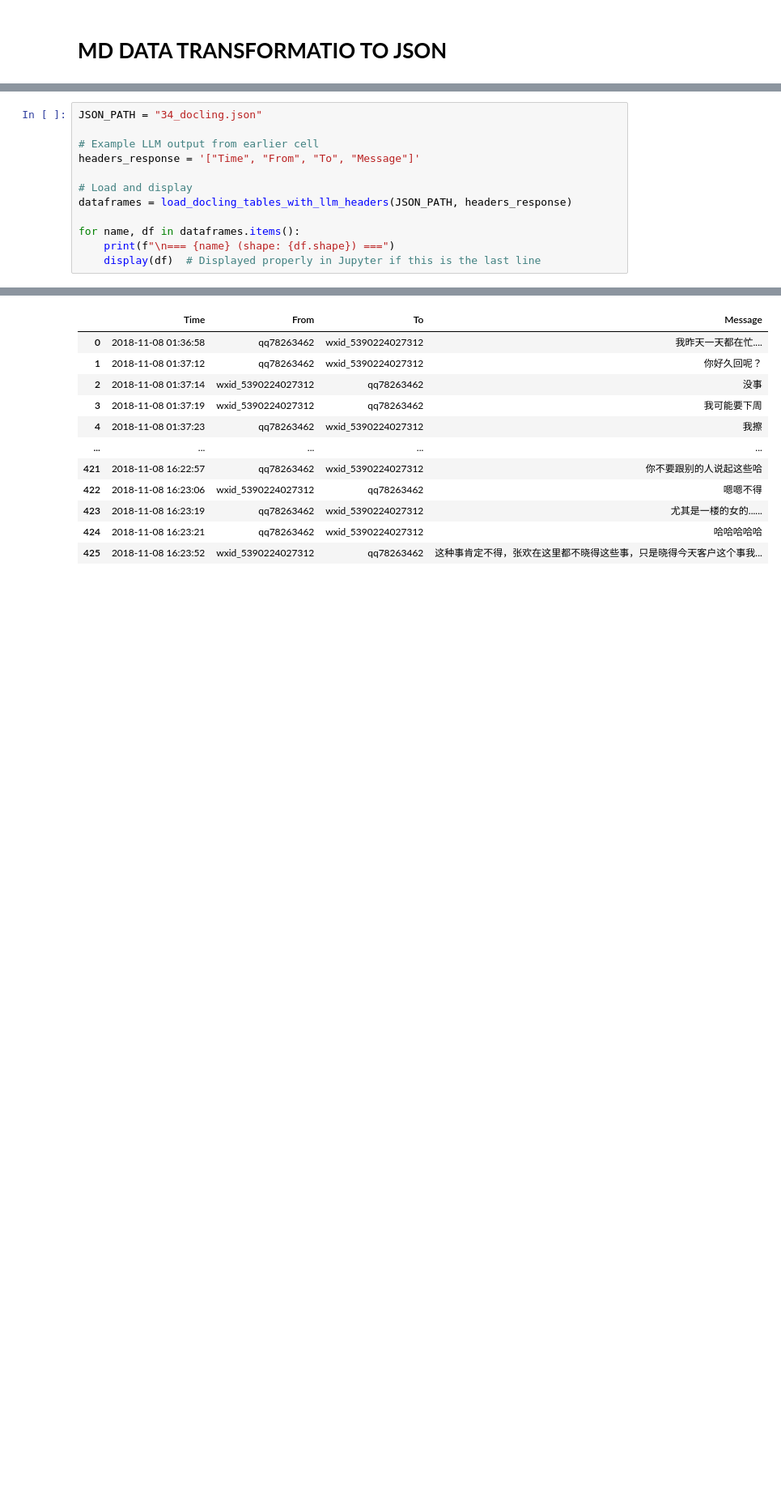
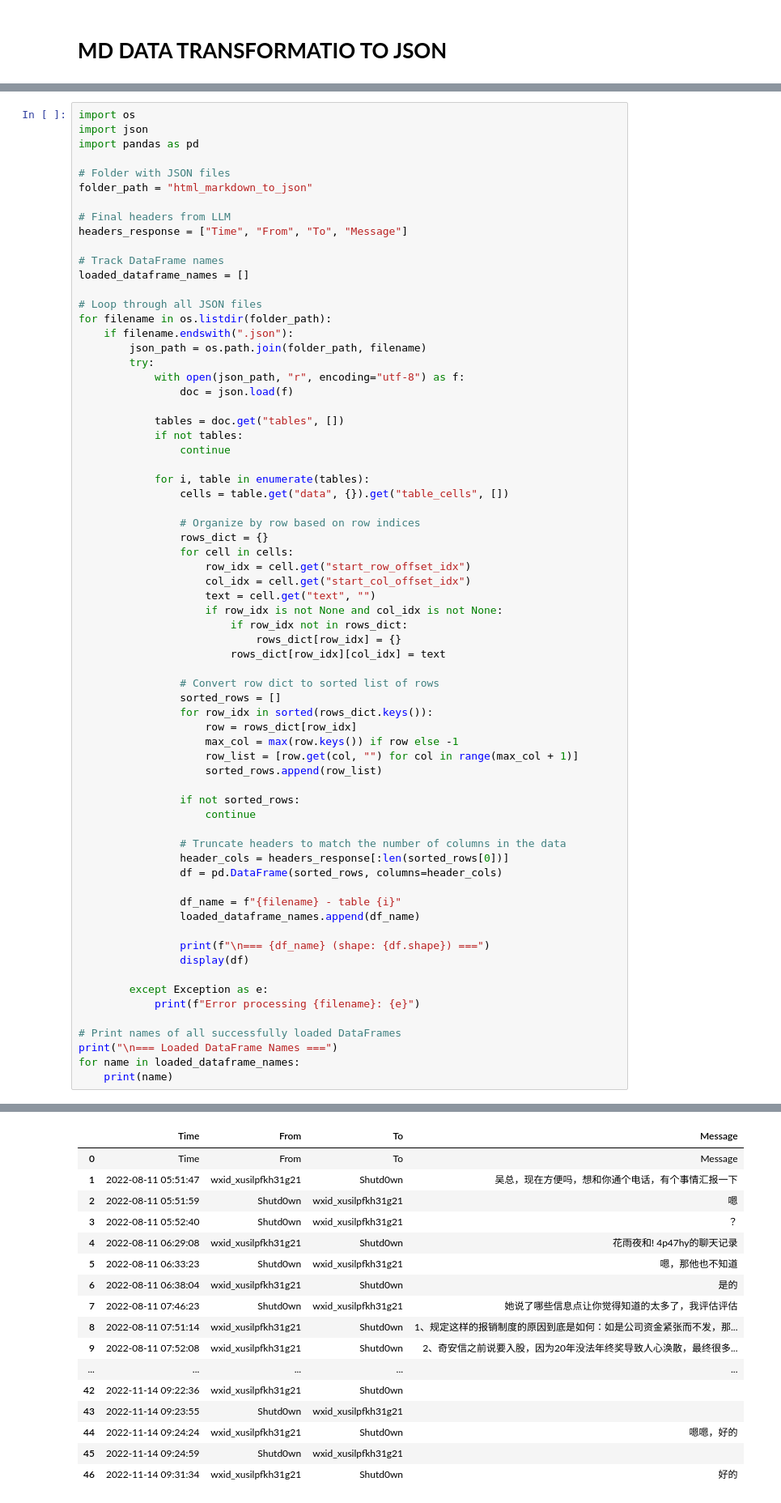
Before and after one commit to alexCondu/AI-Soon, a Jupyter notebook: main.ipynb, the cells around one changed output, grey strips where cells are left out. Shown: that part at 81% size. Saved outputs shown, nothing was run; the diff lists cells and outputs as text; blank space fills up the shorter version.

```diff
--- a/main.ipynb
+++ b/main.ipynb
@@ -265,13 +250,69 @@ def load_docling_tables_with_llm_headers(json_path: str, headers_response: str)
 # %%
-JSON_PATH = "34_docling.json"
+import os
+import json
+import pandas as pd
 
-# Example LLM output from earlier cell
-headers_response = '["Time", "From", "To", "Message"]'
+# Folder with JSON files
+folder_path = "html_markdown_to_json"
 
-# Load and display
-dataframes = load_docling_tables_with_llm_headers(JSON_PATH, headers_response)
+# Final headers from LLM
+headers_response = ["Time", "From", "To", "Message"]
 
-for name, df in dataframes.items():
-    print(f"\n=== {name} (shape: {df.shape}) ===")
-    display(df)  # Displayed properly in Jupyter if this is the last line
+# Track DataFrame names
+loaded_dataframe_names = []
+
+# Loop through all JSON files
+for filename in os.listdir(folder_path):
+    if filename.endswith(".json"):
+        json_path = os.path.join(folder_path, filename)
+        try:
+            with open(json_path, "r", encoding="utf-8") as f:
+                doc = json.load(f)
+
+            tables = doc.get("tables", [])
+            if not tables:
+                continue
+
+            for i, table in enumerate(tables):
+                cells = table.get("data", {}).get("table_cells", [])
+
+                # Organize by row based on row indices
+                rows_dict = {}
+                for cell in cells:
+                    row_idx = cell.get("start_row_offset_idx")
+                    col_idx = cell.get("start_col_offset_idx")
+                    text = cell.get("text", "")
+                    if row_idx is not None and col_idx is not None:
+                        if row_idx not in rows_dict:
+                            rows_dict[row_idx] = {}
+                        rows_dict[row_idx][col_idx] = text
+
+                # Convert row dict to sorted list of rows
+                sorted_rows = []
+                for row_idx in sorted(rows_dict.keys()):
+                    row = rows_dict[row_idx]
+                    max_col = max(row.keys()) if row else -1
+                    row_list = [row.get(col, "") for col in range(max_col + 1)]
+                    sorted_rows.append(row_list)
+
+                if not sorted_rows:
+                    continue
+
+                # Truncate headers to match the number of columns in the data
+                header_cols = headers_response[:len(sorted_rows[0])]
+                df = pd.DataFrame(sorted_rows, columns=header_cols)
+
+                df_name = f"{filename} - table {i}"
+                loaded_dataframe_names.append(df_name)
+
+                print(f"\n=== {df_name} (shape: {df.shape}) ===")
+                display(df)
+
+        except Exception as e:
+            print(f"Error processing {filename}: {e}")
+
+# Print names of all successfully loaded DataFrames
+print("\n=== Loaded DataFrame Names ===")
+for name in loaded_dataframe_names:
+    print(name)
 # %% [output]
@@ -279,12 +320,17 @@ for name, df in dataframes.items():
 |  | Time | From | To | Message |
-| 0 | 2018-11-08 01:36:58 | qq78263462 | wxid_5390224027312 | 我昨天一天都在忙.... |
-| 1 | 2018-11-08 01:37:12 | qq78263462 | wxid_5390224027312 | 你好久回呢？ |
-| 2 | 2018-11-08 01:37:14 | wxid_5390224027312 | qq78263462 | 没事 |
-| 3 | 2018-11-08 01:37:19 | wxid_5390224027312 | qq78263462 | 我可能要下周 |
-| 4 | 2018-11-08 01:37:23 | qq78263462 | wxid_5390224027312 | 我擦 |
+| 0 | Time | From | To | Message |
+| 1 | 2022-08-11 05:51:47 | wxid_xusilpfkh31g21 | Shutd0wn | 吴总，现在方便吗，想和你通个电话，有个事情汇报一下 |
+| 2 | 2022-08-11 05:51:59 | Shutd0wn | wxid_xusilpfkh31g21 | 嗯 |
+| 3 | 2022-08-11 05:52:40 | Shutd0wn | wxid_xusilpfkh31g21 | ？ |
+| 4 | 2022-08-11 06:29:08 | wxid_xusilpfkh31g21 | Shutd0wn | 花雨夜和! 4p47hy的聊天记录 |
+| 5 | 2022-08-11 06:33:23 | Shutd0wn | wxid_xusilpfkh31g21 | 嗯，那他也不知道 |
+| 6 | 2022-08-11 06:38:04 | wxid_xusilpfkh31g21 | Shutd0wn | 是的 |
+| 7 | 2022-08-11 07:46:23 | Shutd0wn | wxid_xusilpfkh31g21 | 她说了哪些信息点让你觉得知道的太多了，我评估评估 |
+| 8 | 2022-08-11 07:51:14 | wxid_xusilpfkh31g21 | Shutd0wn | 1、规定这样的报销制度的原因到底是如何：如是公司资金紧张而不发，那... |
+| 9 | 2022-08-11 07:52:08 | wxid_xusilpfkh31g21 | Shutd0wn | 2、奇安信之前说要入股，因为20年没法年终奖导致人心涣散，最终很多... |
 | ... | ... | ... | ... | ... |
-| 421 | 2018-11-08 16:22:57 | qq78263462 | wxid_5390224027312 | 你不要跟别的人说起这些哈 |
-| 422 | 2018-11-08 16:23:06 | wxid_5390224027312 | qq78263462 | 嗯嗯不得 |
-| 423 | 2018-11-08 16:23:19 | qq78263462 | wxid_5390224027312 | 尤其是一楼的女的...... |
-| 424 | 2018-11-08 16:23:21 | qq78263462 | wxid_5390224027312 | 哈哈哈哈哈 |
-| 425 | 2018-11-08 16:23:52 | wxid_5390224027312 | qq78263462 | 这种事肯定不得，张欢在这里都不晓得这些事，只是晓得今天客户这个事我... |
+| 42 | 2022-11-14 09:22:36 | wxid_xusilpfkh31g21 | Shutd0wn |  |
+| 43 | 2022-11-14 09:23:55 | Shutd0wn | wxid_xusilpfkh31g21 |  |
+| 44 | 2022-11-14 09:24:24 | wxid_xusilpfkh31g21 | Shutd0wn | 嗯嗯，好的 |
+| 45 | 2022-11-14 09:24:59 | Shutd0wn | wxid_xusilpfkh31g21 |  |
+| 46 | 2022-11-14 09:31:34 | wxid_xusilpfkh31g21 | Shutd0wn | 好的 |
```
Also changed, not shown: parts of 6 cells of this notebook.
